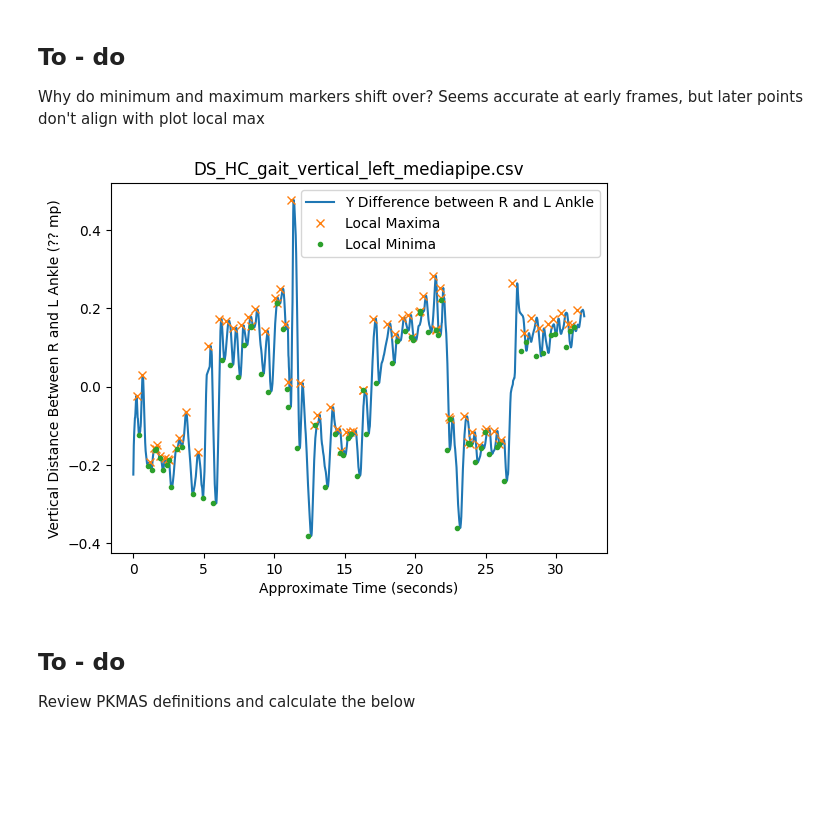
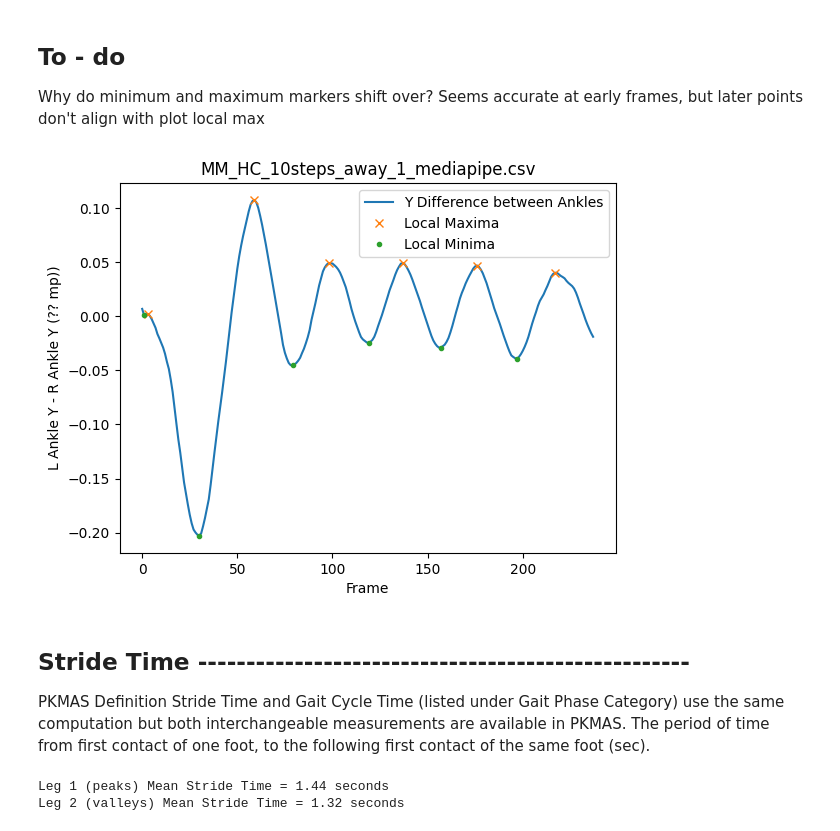
Before and after one commit to UCSF-MSLAB/HomeVideoAnalysis, a Jupyter notebook: megan_sandbox/gait_events/gait_events_vertical.ipynb, the cells around one changed output. Drawn from its saved outputs; the diff is of its cells as text; code cells hidden in the pictures; blank space fills up the shorter version.

```diff
--- a/megan_sandbox/gait_events/gait_events_vertical.ipynb
+++ b/megan_sandbox/gait_events/gait_events_vertical.ipynb
@@ -26,12 +32,12 @@ strikes.*
 # %%
 # mediapipe data frame, vertical = frontal
-input_csv = r'C:\Users\mmccu\Box\MM_Personal\5_Projects\BoveLab\3_Data_and_Code\hva_code\HomeVideoAnalysis\temp\main_branch_outputs\000_run\DS_HC_gait_vertical_left_mediapipe.csv'
+input_csv = r'C:\Users\mmccu\Box\MM_Personal\5_Projects\BoveLab\3_Data_and_Code\hva_code\HomeVideoAnalysis\temp\main_branch_outputs\000_run\MM_HC_10steps_away_1_mediapipe.csv'
 
 # video length in seconds- by visual annotation for now
-video_length_sec = 32
+video_length_sec = 8
 
 df_mp = pd.read_csv(input_csv, index_col = False)
 
-df_mp.head()
+df_mp.iloc[0:33, :]
 # %% [output]
 |  | Unnamed: 0 | X | Y | Z | vis | pres | frame | label |
@@ -169,8 +175,8 @@ ank_r_df.head()
 # difference between Y values of left and right ankles
 # min and max of this plot are gait events
 
-# 1 = Y column
-ank_y_diff = ank_l_df.iloc[:,1] - ank_r_df.iloc[:,1]
+# 2 = Y column
+ank_y_diff_0 = ank_l_df.iloc[:,2] - ank_r_df.iloc[:,2]
 
 # moving mean of Y difference - Stenum et al paper window = 10
-ank_y_diff_movMean = pd.Series(ank_y_diff).rolling(window=10, min_periods=1).mean()
+ank_y_diff = pd.Series(ank_y_diff_0).rolling(window=15, min_periods=1).mean()
@@ -185,16 +192,13 @@ plt.show()
 # %%
-# find index of local minimum and maximum
-ank_y_diff_movMean_peaks_byFrame, _ = find_peaks(ank_y_diff_movMean)
-ank_y_diff_movMean_valleys_byFrame, _ = find_peaks(-ank_y_diff_movMean)
+# find index of local minimum and maximum of distance between right and left ankle
+ank_y_diff_peaks_byFrame, _ = find_peaks(ank_y_diff)
+ank_y_diff_valleys_byFrame, _ = find_peaks(-ank_y_diff)
 
 # divide by Hz to get position of peaks in seconds, use for plots below
-ank_y_diff_movMean_peaks_bySecond = ank_y_diff_movMean_peaks_byFrame/hz
-ank_y_diff_movMean_valleys_bySecond = ank_y_diff_movMean_valleys_byFrame/hz
-print(len(ank_y_diff_movMean_peaks_bySecond))
+ank_y_diff_peaks_bySecond = ank_y_diff_peaks_byFrame/hz
+ank_y_diff_valleys_bySecond = ank_y_diff_valleys_byFrame/hz
 
 # Output the local minima and maxima
-print("Local maxima at positions:", ank_y_diff_movMean_peaks)
-print("Number of local maxima:", len(ank_y_diff_movMean_peaks))
-print("Local minima at positions:", ank_y_diff_movMean_valleys)
-print("Number of local minima:", len(ank_y_diff_movMean_peaks))
+print("Number of local maxima:", len(ank_y_diff_peaks_bySecond))
+print("Number of local minima:", len(ank_y_diff_valleys_bySecond))
 # %% [output]
@@ -220,21 +209,31 @@ Number of local minima: 76
 Why do minimum and maximum markers shift over? Seems accurate at early frames, but later points don't align with plot local max
 # %%
 # plot y difference in ankles and add labels on local min and max
-plt.plot(ank_l_df['approx_time_sec'], ank_y_diff_movMean, label='Y Difference between R and L Ankle')
-plt.plot(ank_y_diff_movMean_peaks_bySecond, ank_y_diff_movMean.iloc[ank_y_diff_movMean_peaks_byFrame], "x", label='Local Maxima')
-plt.plot(ank_y_diff_movMean_valleys_bySecond, ank_y_diff_movMean.iloc[ank_y_diff_movMean_valleys_byFrame], ".", label='Local Minima')
-plt.xlabel('Approximate Time (seconds)')
-plt.ylabel("Vertical Distance Between R and L Ankle (?? mp)")
+plt.plot(ank_l_df['frame'], ank_y_diff, label='Y Difference between Ankles')
+plt.plot(ank_y_diff_peaks_byFrame, ank_y_diff.iloc[ank_y_diff_peaks_byFrame], "x", label='Local Maxima')
+plt.plot(ank_y_diff_valleys_byFrame, ank_y_diff.iloc[ank_y_diff_valleys_byFrame], ".", label='Local Minima')
+plt.xlabel('Frame')
+plt.ylabel("L Ankle Y - R Ankle Y (?? mp))")
 plt.legend()
 plt.title(os.path.basename(input_csv))
 plt.show()
 # %% [output]
-[figure, old version]
+[figure, new version]
-# %% [markdown]
-## To - do
-Review PKMAS definitions and calculate the below
+# %% [markdown]
+## Stride Time ---------------------------------------------------
+PKMAS Definition Stride Time and Gait Cycle Time (listed under Gait Phase Category) use the same computation but both interchangeable measurements are available in PKMAS. The period of time from first contact of one foot, to the following first contact of the same foot (sec).
 # %%
-# step time
+# Stride time
 
 # Time between local max - R or L gait event (TBD)
+stride_times_peaks = pd.Series(ank_y_diff_peaks_bySecond).diff()
+stride_time_peaks_mean = np.mean(stride_times_peaks)
+print("Leg 1 (peaks) Mean Stride Time = " + str(round(stride_time_peaks_mean, 2)) + " seconds")
+
 # Time between local min - R or L  gait event (TBD)
+stride_times_valleys = pd.Series(ank_y_diff_valleys_bySecond).diff()
+stride_time_valleys_mean = np.mean(stride_times_valleys)
+print("Leg 2 (valleys) Mean Stride Time = " + str(round(stride_time_valleys_mean, 2)) + " seconds")
+# %% [output]
+Leg 1 (peaks) Mean Stride Time = 1.44 seconds
+Leg 2 (valleys) Mean Stride Time = 1.32 seconds
```
Also changed, not shown: parts of 39 cells of this notebook, 1 other file.
